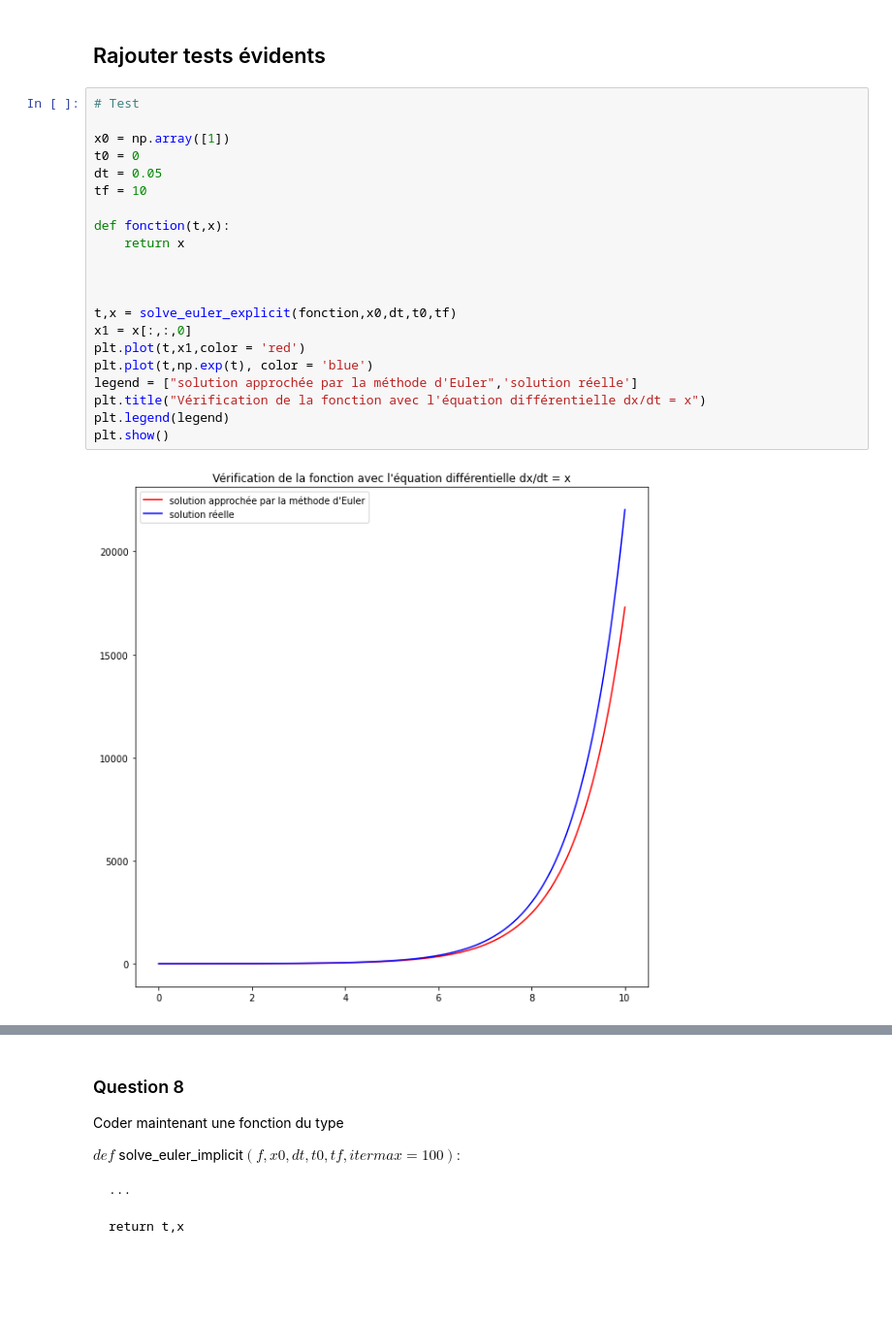
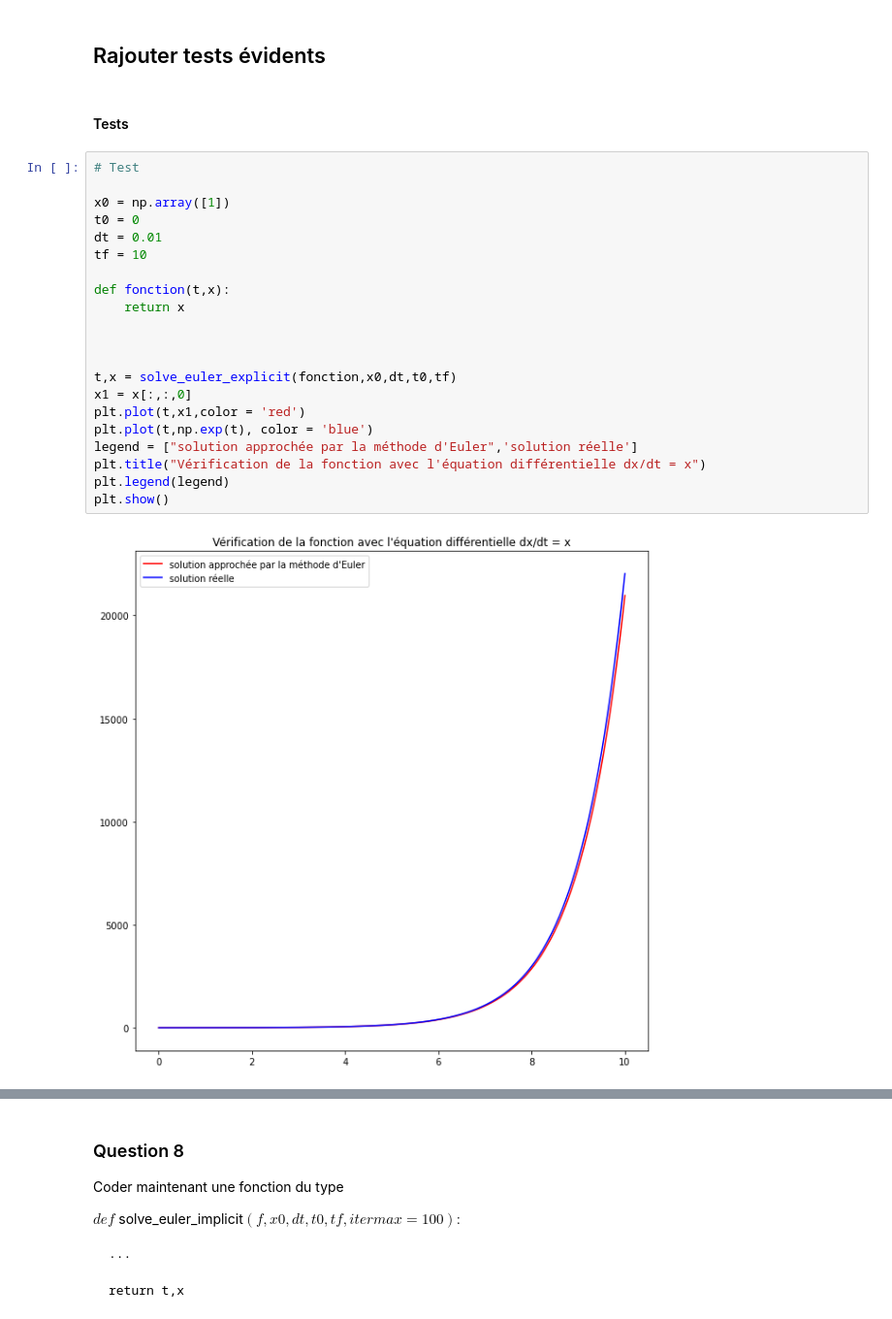
Before and after one commit to adrienmignot/projet_maths_info_chloevogeeeeeeeeeeeel, a Jupyter notebook: Projet_maths_info_2.ipynb, the cells around one changed output, grey strips where cells are left out. Shown: that part at 97% size. Saved outputs shown, nothing was run; the diff lists cells and outputs as text; blank space fills up the shorter version.

```diff
--- a/Projet_maths_info_2.ipynb
+++ b/Projet_maths_info_2.ipynb
@@ -339,26 +339,28 @@ def solve_euler_explicit(f,x0,dt,t0,tf):
     return np.array(t),x
 # %% [markdown]
 ## Rajouter tests évidents
+# %% [markdown]
+#### Tests
 # %%
 # Test
 
 x0 = np.array([1])
 t0 = 0
-dt = 0.05
+dt = 0.01
 tf = 10
 
 def fonction(t,x):
     return x
 
 
 
 t,x = solve_euler_explicit(fonction,x0,dt,t0,tf)
 x1 = x[:,:,0]
 plt.plot(t,x1,color = 'red')
 plt.plot(t,np.exp(t), color = 'blue')
 legend = ["solution approchée par la méthode d'Euler",'solution réelle']
 plt.title("Vérification de la fonction avec l'équation différentielle dx/dt = x")
 plt.legend(legend)
 plt.show()
 # %% [output]
-[figure, old version]
+[figure, new version]
```
Also changed, not shown: parts of 11 cells of this notebook.
